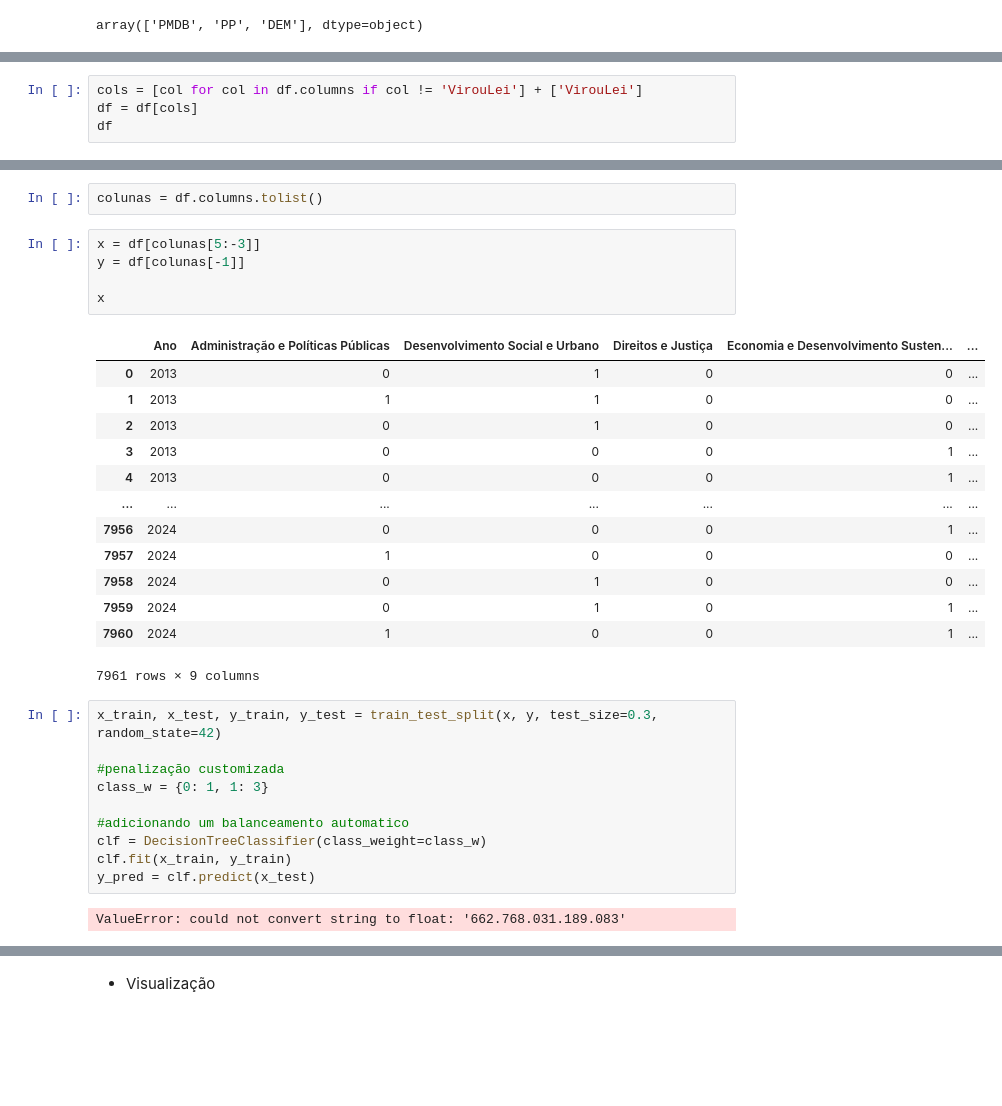
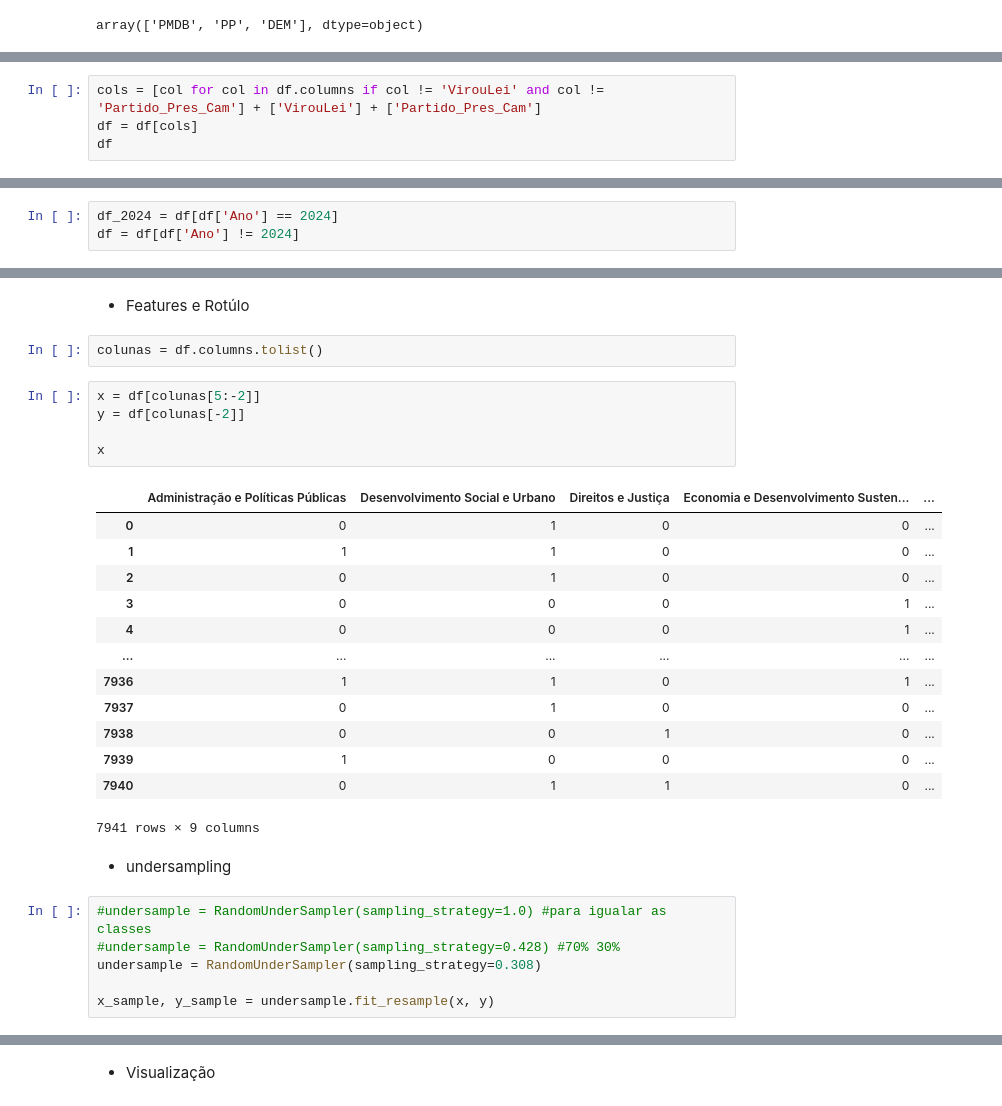
Before and after one commit to adriel1ft/NN_project, a Jupyter notebook: teste_arvore.ipynb, the cells around one changed output, grey strips where cells are left out. Drawn from its saved outputs; the diff is of its cells as text; blank space fills up the shorter version.

```diff
--- a/teste_arvore.ipynb
+++ b/teste_arvore.ipynb
@@ -30,5 +73,5 @@ array(['PMDB', 'PP', 'DEM'], dtype=object)
 # %%
-cols = [col for col in df.columns if col != 'VirouLei'] + ['VirouLei']
+cols = [col for col in df.columns if col != 'VirouLei' and col != 'Partido_Pres_Cam'] + ['VirouLei'] + ['Partido_Pres_Cam']
 df = df[cols]
 df
 # %% [output]
@@ -57,0 +93,3 @@ Name: count, dtype: int64
+# %%
+df_2024 = df[df['Ano'] == 2024]
+df = df[df['Ano'] != 2024]
@@ -58,33 +110,31 @@ Name: count, dtype: int64
+# %% [markdown]
+- Features e Rotúlo
 # %%
 colunas = df.columns.tolist()
 # %%
-x = df[colunas[5:-3]]
-y = df[colunas[-1]]
+x = df[colunas[5:-2]]
+y = df[colunas[-2]]
 
 x
 # %% [output]
-|  | Ano | Administração e Políticas Públicas | Desenvolvimento Social e Urbano | Direitos e Justiça | Economia e Desenvolvimento Susten... | ... |
-| 0 | 2013 | 0 | 1 | 0 | 0 | ... |
-| 1 | 2013 | 1 | 1 | 0 | 0 | ... |
-| 2 | 2013 | 0 | 1 | 0 | 0 | ... |
-| 3 | 2013 | 0 | 0 | 0 | 1 | ... |
-| 4 | 2013 | 0 | 0 | 0 | 1 | ... |
-| ... | ... | ... | ... | ... | ... | ... |
-| 7956 | 2024 | 0 | 0 | 0 | 1 | ... |
-| 7957 | 2024 | 1 | 0 | 0 | 0 | ... |
-| 7958 | 2024 | 0 | 1 | 0 | 0 | ... |
-| 7959 | 2024 | 0 | 1 | 0 | 1 | ... |
-| 7960 | 2024 | 1 | 0 | 0 | 1 | ... |
+|  | Administração e Políticas Públicas | Desenvolvimento Social e Urbano | Direitos e Justiça | Economia e Desenvolvimento Susten... | ... |
+| 0 | 0 | 1 | 0 | 0 | ... |
+| 1 | 1 | 1 | 0 | 0 | ... |
+| 2 | 0 | 1 | 0 | 0 | ... |
+| 3 | 0 | 0 | 0 | 1 | ... |
+| 4 | 0 | 0 | 0 | 1 | ... |
+| ... | ... | ... | ... | ... | ... |
+| 7936 | 1 | 1 | 0 | 1 | ... |
+| 7937 | 0 | 1 | 0 | 0 | ... |
+| 7938 | 0 | 0 | 1 | 0 | ... |
+| 7939 | 1 | 0 | 0 | 0 | ... |
+| 7940 | 0 | 1 | 1 | 0 | ... |
-7961 rows × 9 columns
+7941 rows × 9 columns
-# %%
-x_train, x_test, y_train, y_test = train_test_split(x, y, test_size=0.3, random_state=42)
-
-#penalização customizada
-class_w = {0: 1, 1: 3}
-
-#adicionando um balanceamento automatico
-clf = DecisionTreeClassifier(class_weight=class_w)
-clf.fit(x_train, y_train)
-y_pred = clf.predict(x_test)
-# %% [output]
-ValueError: could not convert string to float: '662.768.031.189.083'
+# %% [markdown]
+- undersampling
+# %%
+#undersample = RandomUnderSampler(sampling_strategy=1.0) #para igualar as classes
+#undersample = RandomUnderSampler(sampling_strategy=0.428) #70% 30%
+undersample = RandomUnderSampler(sampling_strategy=0.308)
+
+x_sample, y_sample = undersample.fit_resample(x, y)
```
Also changed, not shown: parts of 41 cells of this notebook, 9 other files.
